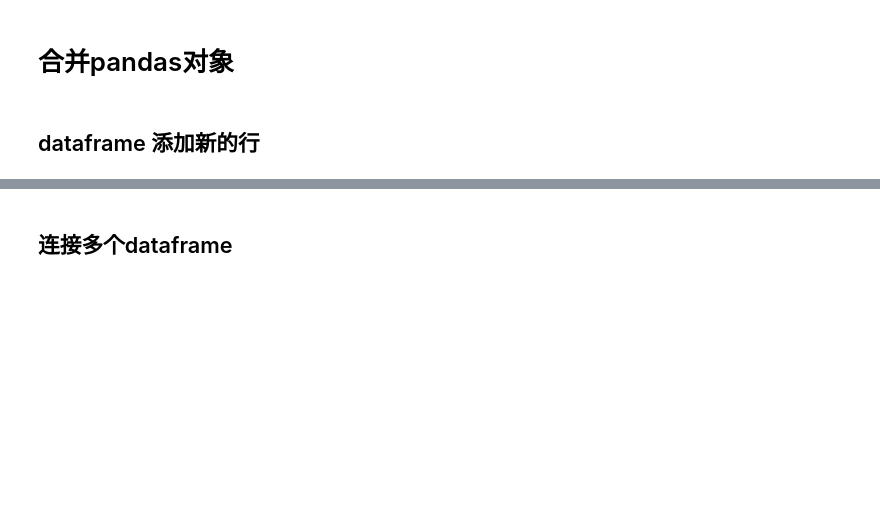
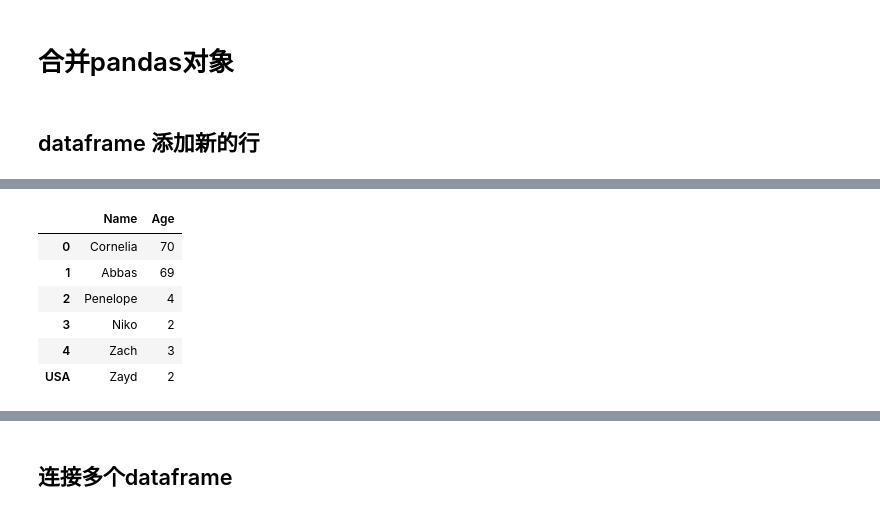
Before and after one commit to 99night66/pandas_study, a Jupyter notebook: 9_合并pandas对象.ipynb, the cells around one changed output, grey strips where cells are left out. Drawn from its saved outputs; the diff is of its cells as text; code cells hidden in the pictures; blank space fills up the shorter version.

```diff
--- a/9_合并pandas对象.ipynb
+++ b/9_合并pandas对象.ipynb
@@ -40,7 +153,17 @@ names.append(s)
 # %%
+names = pd.read_csv('names.csv')
 s1 = pd.Series({'Name': 'Zach', 'Age': 3}, name=len(names))
 s2 = pd.Series({'Name': 'Zayd', 'Age': 2}, name='USA')
-names.append([s1, s2])
+names = pd.concat([names, s1.to_frame().T, s2.to_frame().T])
+names
+# %% [output]
+|  | Name | Age |
+| 0 | Cornelia | 70 |
+| 1 | Abbas | 69 |
+| 2 | Penelope | 4 |
+| 3 | Niko | 2 |
+| 4 | Zach | 3 |
+| USA | Zayd | 2 |
 # %%
 bball_16 = pd.read_csv('baseball16.csv')
 bball_16.head()
```
Also changed, not shown: parts of 35 cells of this notebook, 3 other files.
